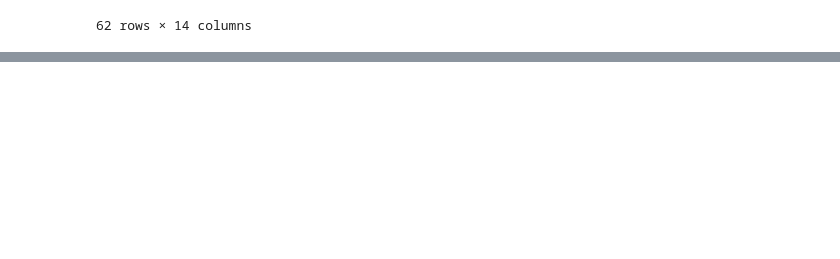
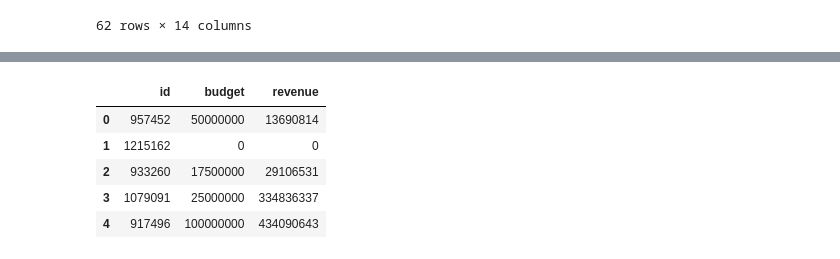
Before and after one commit to duogie/AI, a Jupyter notebook: Semester 1/movies/she mov on my ie til i TMBD on her API KEY.ipynb, the cells around one changed output, grey strips where cells are left out. Cells and saved outputs as stored; diff of their text form; code cells hidden in the pictures; blank space fills up the shorter version.

```diff
--- a/Semester 1/movies/she mov on my ie til i TMBD on her API KEY.ipynb
+++ b/Semester 1/movies/she mov on my ie til i TMBD on her API KEY.ipynb
@@ -122,0 +131,42 @@ details.info
+# %%
+df = pd.concat([now, popular, upcoming, top_rated])
+# %%
+df.drop_duplicates(subset=['id'], inplace=True)
+# %%
+def get_revenue_budget(df):
+    '''
+    Uses the movie id to get data from the "Details" endpoint
+    Returns a dataframe of revenue and budget data
+    '''
+    data = {
+        "id":[],
+        "budget": [],
+        "revenue": []
+    }
+
+    for i in df["id"]:
+        data["id"].append(i)
+        url = "https://api.themoviedb.org/3/movie/"+str(i)+"?language=en-US"
+
+        headers = {
+            "accept": "application/json",
+            "Authorization": "Bearer eyJhbGciOiJIUzI1NiJ9.eyJhdWQiOiI4Nzk4M2ZiZTk3Njk4OGE5ZTIyMzMwZWJmMDMwYTFhZSIsIm5iZiI6MTcyNzk3MTk0OS45MTA1MjcsInN1YiI6IjYzNzQyNGMyNDZlNzVmMDA5MGE3YmRhYyIsInNjb3BlcyI6WyJhcGlfcmVhZCJdLCJ2ZXJzaW9uIjoxfQ.ZsTpMVaVlF8ioN3-WiYEatqWmnGQhCKlILQv4Xi6Eec"
+        }
+
+        response = requests.get(url, headers=headers)
+        response = response.json()
+        data["budget"].append(response["budget"])
+        data["revenue"].append(response["revenue"])
+
+    return pd.DataFrame(data)
+# %%
+money_df = get_revenue_budget(df)
+# %%
+money_df.head()
+# %% [output]
+|  | id | budget | revenue |
+| 0 | 957452 | 50000000 | 13690814 |
+| 1 | 1215162 | 0 | 0 |
+| 2 | 933260 | 17500000 | 29106531 |
+| 3 | 1079091 | 25000000 | 334836337 |
+| 4 | 917496 | 100000000 | 434090643 |
```
Also changed, not shown: parts of 9 cells of this notebook, 11 other files.
